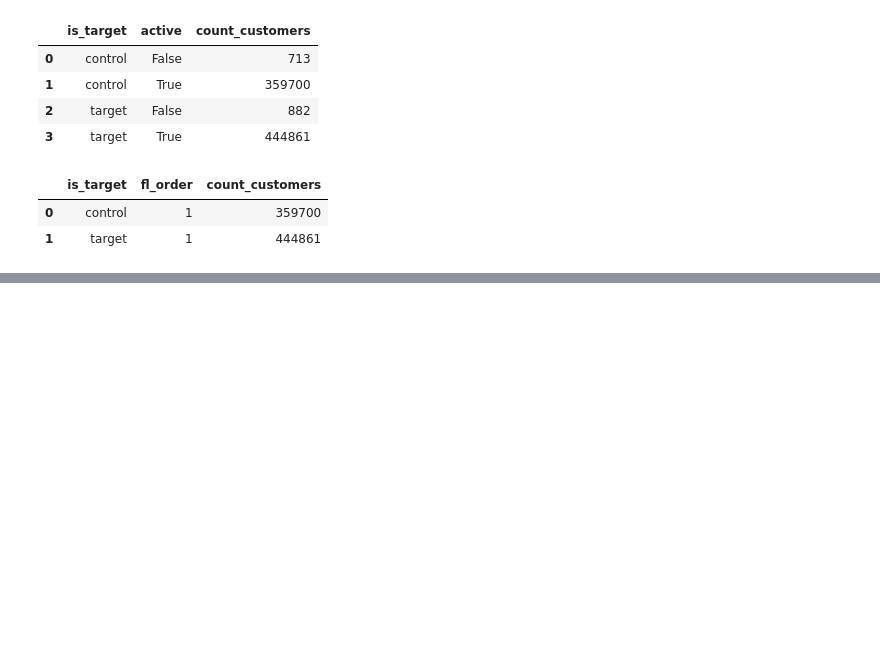
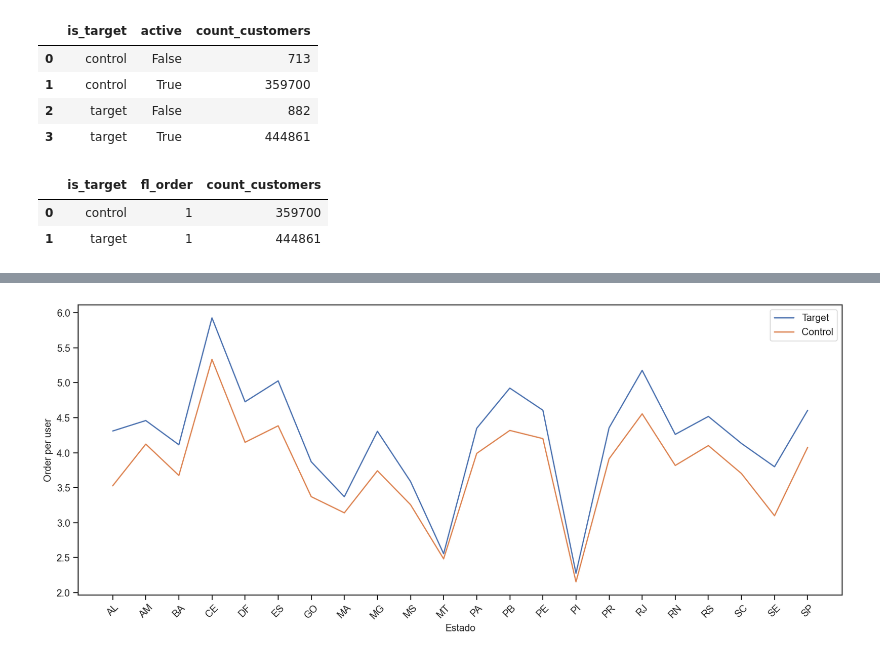
Before and after one commit to emilyara/ifood-case, a Jupyter notebook: notebook/analise_resultados.ipynb, the cells around one changed output, grey strips where cells are left out. Cells and saved outputs as stored; diff of their text form; code cells hidden in the pictures; blank space fills up the shorter version.

```diff
--- a/notebook/analise_resultados.ipynb
+++ b/notebook/analise_resultados.ipynb
@@ -432,41 +636,48 @@ plt.show()
 # %%
 #===================
 # Pedidos por estado
 #===================
 
+df_state = con.execute("""
+    SELECT
+        a.is_target,
+        o.delivery_address_state,
+        COUNT(distinct c.customer_id) AS customers_amount,
+        COUNT(o.order_id) * 1.0 / COUNT(DISTINCT c.customer_id) AS orders_per_user,
+        SUM(o.order_total_amount) * 1.0 / COUNT(DISTINCT c.customer_id) AS avg_total_amount_per_user,
+        SUM(o.order_total_amount) / COUNT(distinct o.order_id) as avg_order_amount_per_user
+    FROM customers c
+    LEFT JOIN ab_test a ON c.customer_id = a.customer_id
+    LEFT JOIN orders o ON c.customer_id = o.customer_id
+    GROUP BY 1,2
+    ORDER BY 1,2
+""").fetchdf()
 
+df_state = df_state[df_state["delivery_address_state"] != "AC"] # amostra muito pequena, pode sujar a análise
 
-# Configuração global de visualização
-sns.set_theme(style='whitegrid', palette='muted', font_scale=1.1)
-plt.rcParams['figure.figsize'] = (14, 6)
-plt.rcParams['figure.dpi'] = 120
-plt.rcParams['axes.titlesize'] = 14
-plt.rcParams['axes.labelsize'] = 12
-
-df_aux = df_aux[df_aux["delivery_address_state"] != "AC"] # amostra muito pequena, pode sujar a análise
-
-df_target = df_aux[df_aux["is_target"] == "target"]
-df_control = df_aux[df_aux["is_target"] == "control"]
+df_target = df_state[df_state["is_target"] == "target"]
+df_control = df_state[df_state["is_target"] == "control"]
 
 plt.figure()
 
 plt.plot(
     df_target["delivery_address_state"],
-    df_target["orders_per_user"]
+    df_target["orders_per_user"],
     label = "Target"
 )
 
 plt.plot(
     df_control["delivery_address_state"],
     df_control["orders_per_user"],
 
     label = "Control"
 )
 
-plt.title("Controle vs Target por Estado")
 plt.xlabel("Estado")
 plt.ylabel("Order per user")
 plt.xticks(rotation=45)
 plt.legend()
 plt.tight_layout()
 plt.show()
+# %% [output]
+[figure, added]
```
Also changed, not shown: parts of 21 cells of this notebook.
